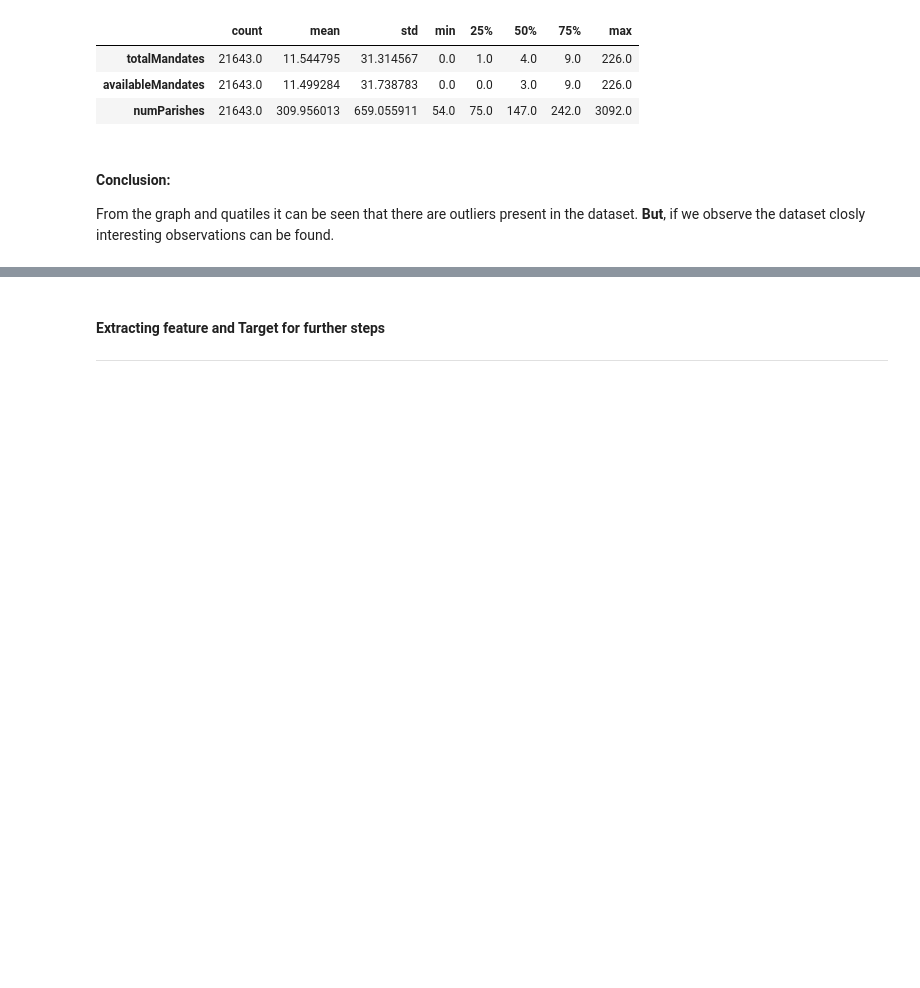
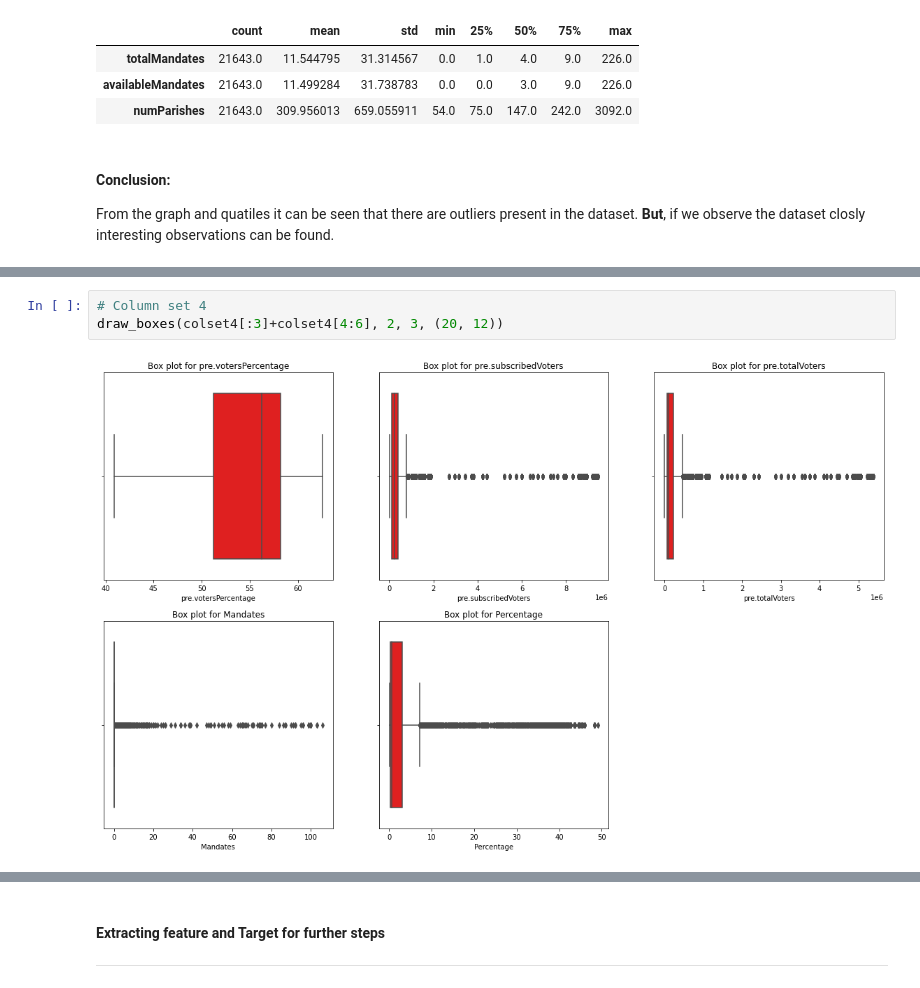
Before and after one commit to sreeh4ri/ictk_projects, a Jupyter notebook: projects/Final-Project/final-project-preprocessing.ipynb, the cells around one changed output, grey strips where cells are left out. Cells and saved outputs as stored; diff of their text form; blank space fills up the shorter version.

```diff
--- a/projects/Final-Project/final-project-preprocessing.ipynb
+++ b/projects/Final-Project/final-project-preprocessing.ipynb
@@ -248,0 +295,5 @@ This is also a valid outlier as we know that our dataset contains rows that repr
+# %%
+# Column set 4
+draw_boxes(colset4[:3]+colset4[4:6], 2, 3, (20, 12))
+# %% [output]
+[figure, added]
```
Also changed, not shown: parts of 44 cells of this notebook, 1 other file.
